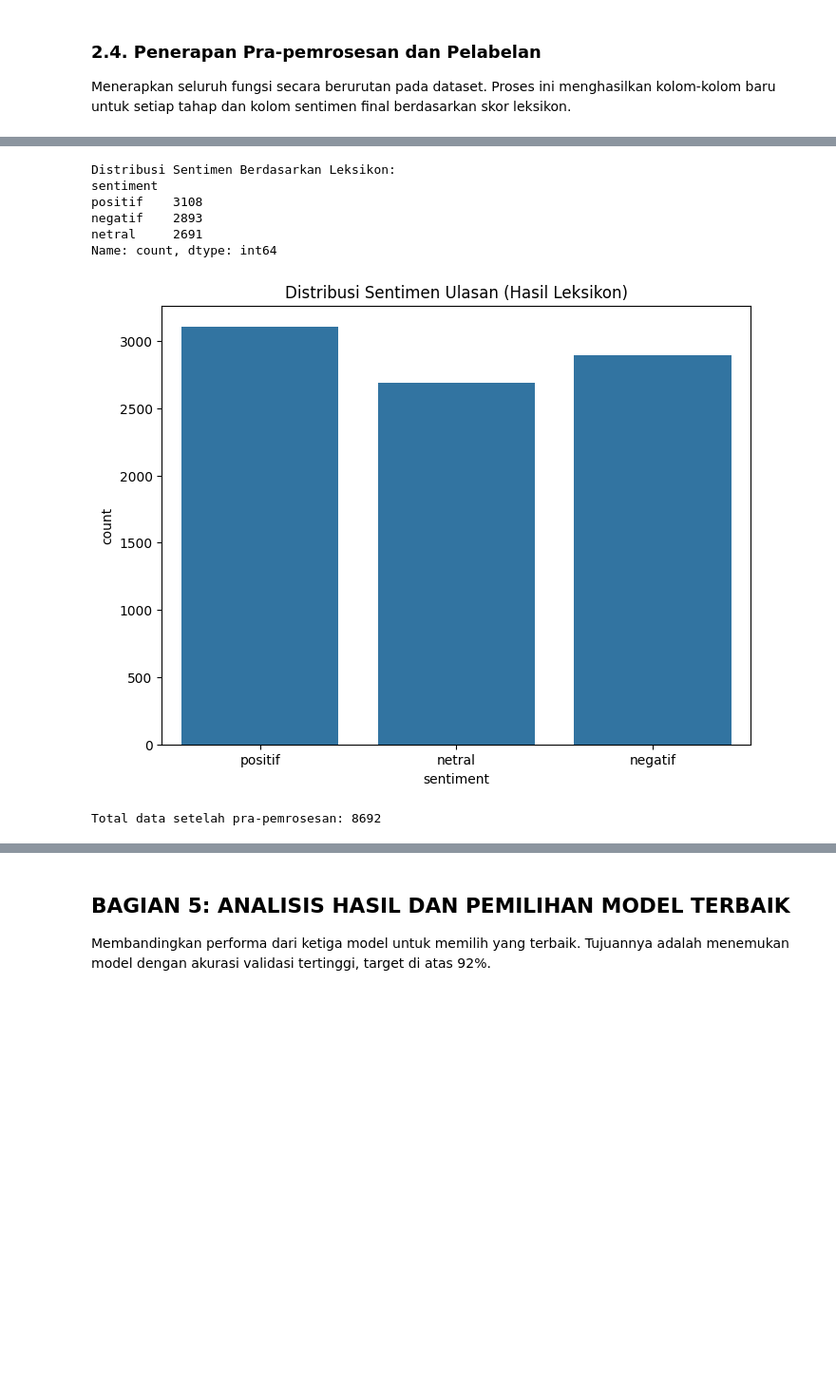
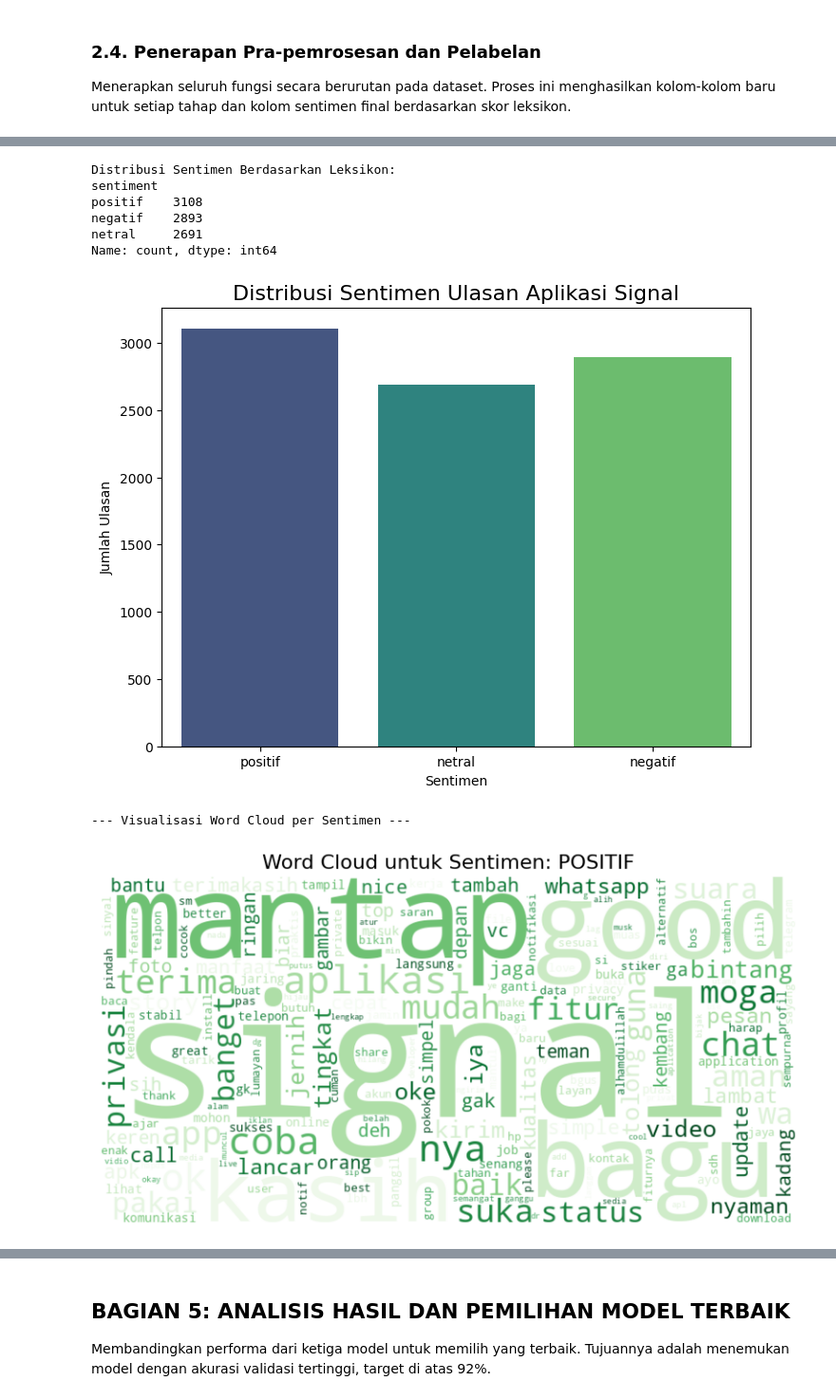
Before and after one commit to husainfadhlillah/dicoding-AppProductReview-SentimentAnalysis, a Jupyter notebook: Analisis Sentimen_Muhammad Husain Fadhlillah/sentiment_analysis_signal.ipynb, the cells around one changed output, grey strips where cells are left out. Shown at 95% size. Cells and saved outputs as stored; diff of their text form; code cells hidden in the pictures; blank space fills up the shorter version.

```diff
--- a/Analisis Sentimen_Muhammad Husain Fadhlillah/sentiment_analysis_signal.ipynb
+++ b/Analisis Sentimen_Muhammad Husain Fadhlillah/sentiment_analysis_signal.ipynb
@@ -281,21 +259,40 @@ Melihat distribusi sentimen yang dihasilkan oleh metode leksikon.
 # %%
-# Menampilkan distribusi sentimen baru
+# =======================================================================================
+# EKSPLORASI DATA HASIL (EDA)
+# =======================================================================================
+
+# 1. Menganalisis Distribusi Sentimen
 print("Distribusi Sentimen Berdasarkan Leksikon:")
 print(df['sentiment'].value_counts())
 
 # Visualisasi distribusi sentimen
 plt.figure(figsize=(8, 6))
-sns.countplot(x='sentiment', data=df, order=['positif', 'netral', 'negatif'])
-plt.title('Distribusi Sentimen Ulasan (Hasil Leksikon)')
+sns.countplot(x='sentiment', data=df, order=['positif', 'netral', 'negatif'], palette='viridis')
+plt.title('Distribusi Sentimen Ulasan Aplikasi Signal', fontsize=16)
+plt.ylabel('Jumlah Ulasan')
+plt.xlabel('Sentimen')
 plt.show()
 
-print(f"Total data setelah pra-pemrosesan: {df.shape[0]}")
+# 2. Visualisasi Word Cloud untuk Setiap Sentimen
+print("\n--- Visualisasi Word Cloud per Sentimen ---")
+sentiment_map = {'positif': 'Greens', 'negatif': 'Reds', 'netral': 'Oranges'}
+
+for sentiment, color in sentiment_map.items():
+    subset_text = ' '.join(df[df['sentiment'] == sentiment]['text_stemmed'])
+    if subset_text.strip():
+        wordcloud = WordCloud(width=800, height=400, background_color='white', colormap=color, collocations=False).generate(subset_text)
+        plt.figure(figsize=(10, 5))
+        plt.imshow(wordcloud, interpolation='bilinear')
+        plt.axis('off')
+        plt.title(f'Word Cloud untuk Sentimen: {sentiment.upper()}', fontsize=16)
+        plt.show()
 # %% [output]
 Distribusi Sentimen Berdasarkan Leksikon:
 sentiment
 positif    3108
 negatif    2893
 netral     2691
 Name: count, dtype: int64
-[figure, old version]
+[figure, new version]
-Total data setelah pra-pemrosesan: 8692
+--- Visualisasi Word Cloud per Sentimen ---
+[figure, added]
```
Also changed, not shown: parts of 20 cells of this notebook.
